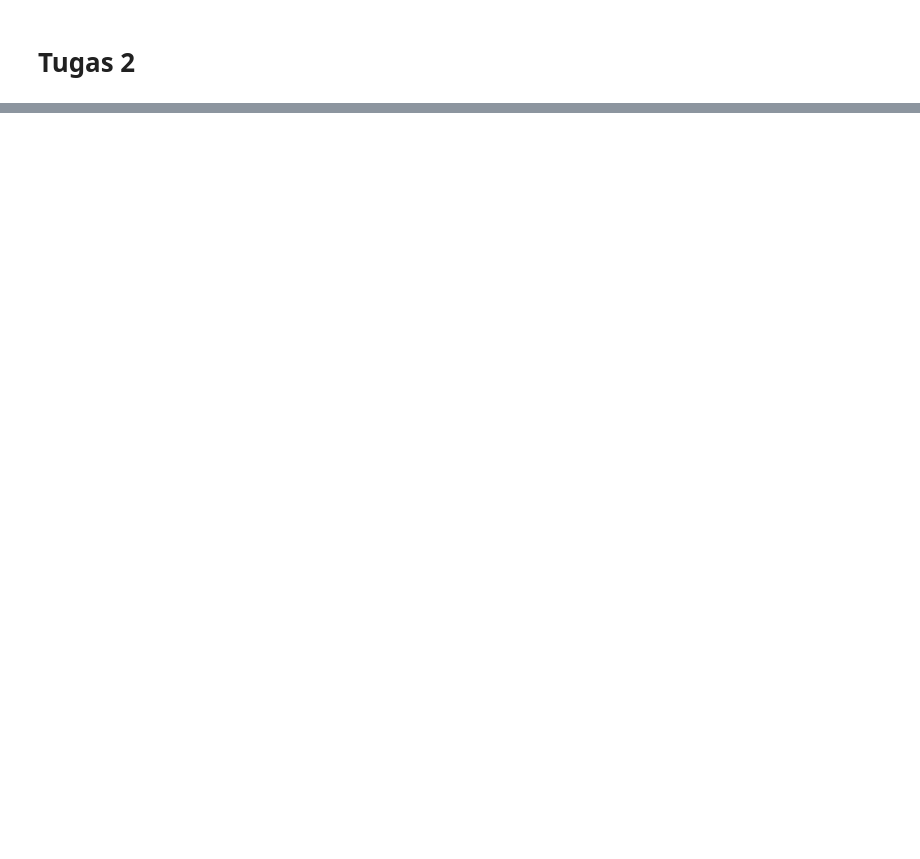
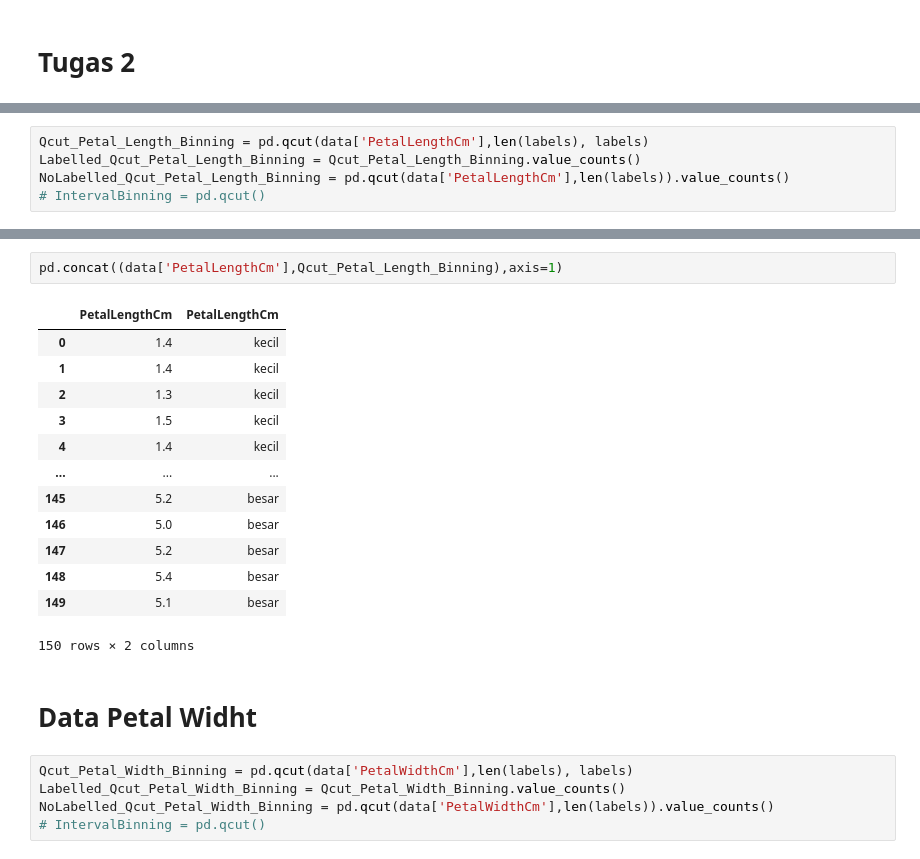
Before and after one commit to davata1/Datamining, a Jupyter notebook: _sources/Tugas 2.ipynb, the cells around one changed output, grey strips where cells are left out. Cells and saved outputs as stored; diff of their text form; blank space fills up the shorter version.

```diff
--- a/_sources/Tugas 2.ipynb
+++ b/_sources/Tugas 2.ipynb
@@ -77,0 +176,5 @@ PETAL_WIDTH_SERIES = data["PetalWidthCm"]
+# %%
+Qcut_Petal_Length_Binning = pd.qcut(data['PetalLengthCm'],len(labels), labels)
+Labelled_Qcut_Petal_Length_Binning = Qcut_Petal_Length_Binning.value_counts()
+NoLabelled_Qcut_Petal_Length_Binning = pd.qcut(data['PetalLengthCm'],len(labels)).value_counts()
+# IntervalBinning = pd.qcut()
@@ -77,0 +188,23 @@ PETAL_WIDTH_SERIES = data["PetalWidthCm"]
+# %%
+pd.concat((data['PetalLengthCm'],Qcut_Petal_Length_Binning),axis=1)
+# %% [output]
+|  | PetalLengthCm | PetalLengthCm |
+| 0 | 1.4 | kecil |
+| 1 | 1.4 | kecil |
+| 2 | 1.3 | kecil |
+| 3 | 1.5 | kecil |
+| 4 | 1.4 | kecil |
+| ... | ... | ... |
+| 145 | 5.2 | besar |
+| 146 | 5.0 | besar |
+| 147 | 5.2 | besar |
+| 148 | 5.4 | besar |
+| 149 | 5.1 | besar |
+150 rows × 2 columns
+# %% [markdown]
+# Data Petal Widht
+# %%
+Qcut_Petal_Width_Binning = pd.qcut(data['PetalWidthCm'],len(labels), labels)
+Labelled_Qcut_Petal_Width_Binning = Qcut_Petal_Width_Binning.value_counts()
+NoLabelled_Qcut_Petal_Width_Binning = pd.qcut(data['PetalWidthCm'],len(labels)).value_counts()
+# IntervalBinning = pd.qcut()
```
Also changed, not shown: parts of 57 cells of this notebook, 7 other files.
